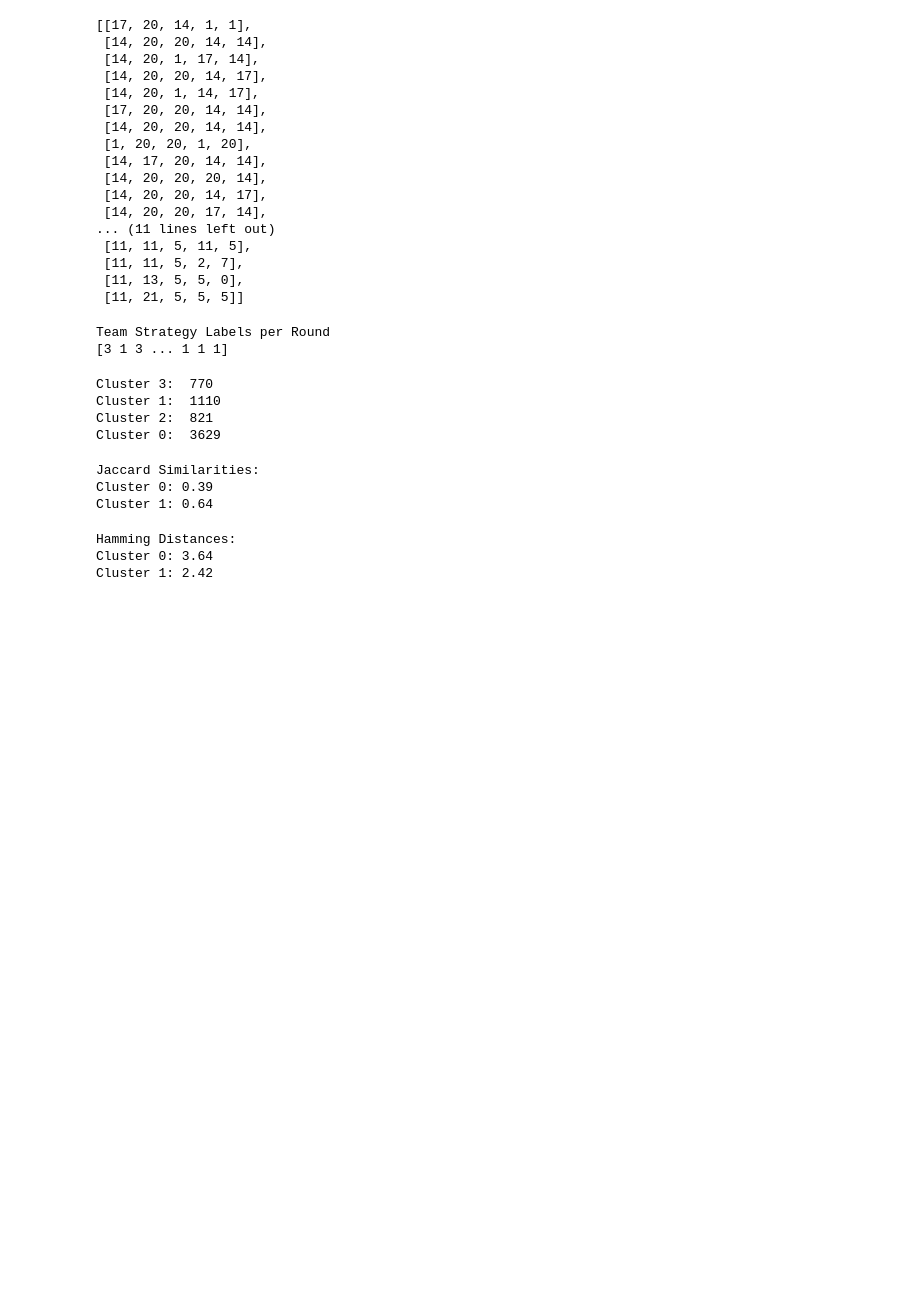
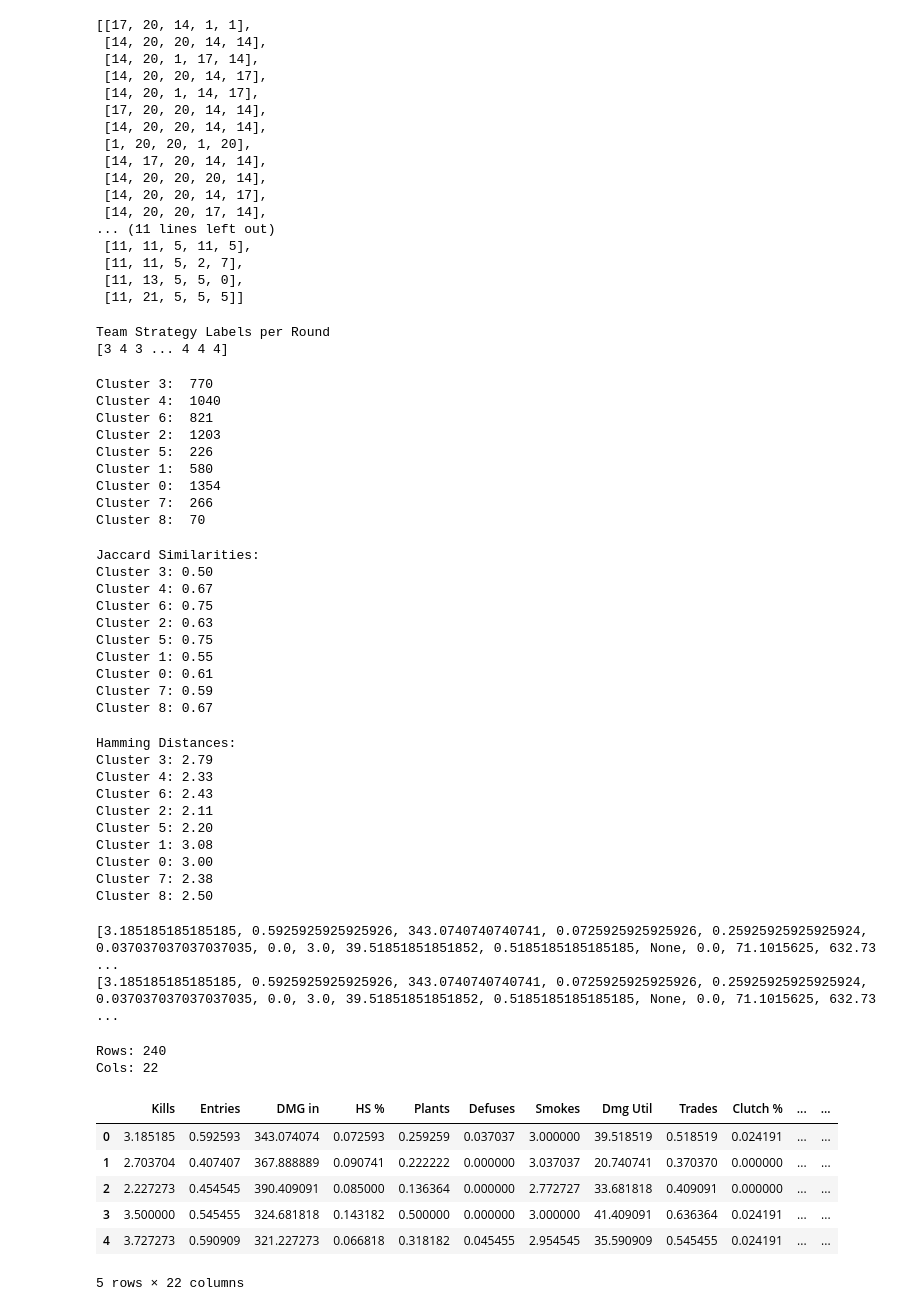
Before and after one commit to MJKingsbury/csA, a Jupyter notebook: src/main.ipynb, the cells around one changed output. Saved outputs shown, nothing was run; the diff lists cells and outputs as text; code cells hidden in the pictures; blank space fills up the shorter version.

```diff
--- a/src/main.ipynb
+++ b/src/main.ipynb
@@ -370,7 +370,7 @@ jaccards = pairwise_distances(
 )
 
 clustering = AgglomerativeClustering(
-    n_clusters = 4,
+    n_clusters = 9,
     metric = 'precomputed',
     linkage = 'complete'
 )
@@ -380,7 +380,7 @@ print("Team Strategy Labels per Round")
 print(labels)
 # %% [output]
 Team Strategy Labels per Round
-[3 1 3 ... 1 1 1]
+[3 4 3 ... 4 4 4]
 # %%
 i = 0
 map_vals: Dict[int, List] = {}
@@ -396,9 +396,14 @@ for k, v in map_vals.items():
     print("Cluster", str(k) + ": ", str(len(v)))
 # %% [output]
 Cluster 3:  770
-Cluster 1:  1110
-Cluster 2:  821
-Cluster 0:  3629
+Cluster 4:  1040
+Cluster 6:  821
+Cluster 2:  1203
+Cluster 5:  226
+Cluster 1:  580
+Cluster 0:  1354
+Cluster 7:  266
+Cluster 8:  70
 # %%
 from itertools import combinations
 from helpers import jaccard_distance
@@ -429,8 +434,15 @@ for cluster_id, similarity in cluster_similarities_j.items():
     print(f"Cluster {cluster_id}: {similarity:.2f}" if similarity is not None else f"Cluster {cluster_id}: Not enough elements")
 # %% [output]
 Jaccard Similarities:
-Cluster 0: 0.39
-Cluster 1: 0.64
+Cluster 3: 0.50
+Cluster 4: 0.67
+Cluster 6: 0.75
+Cluster 2: 0.63
+Cluster 5: 0.75
+Cluster 1: 0.55
+Cluster 0: 0.61
+Cluster 7: 0.59
+Cluster 8: 0.67
 # %%
 from helpers import hamming_distance
 
@@ -461,8 +473,15 @@ for cluster_id, similarity in cluster_similarities_h.items():
     print(f"Cluster {cluster_id}: {similarity:.2f}" if similarity is not None else f"Cluster {cluster_id}: Not enough elements")
 # %% [output]
 Hamming Distances:
-Cluster 0: 3.64
-Cluster 1: 2.42
+Cluster 3: 2.79
+Cluster 4: 2.33
+Cluster 6: 2.43
+Cluster 2: 2.11
+Cluster 5: 2.20
+Cluster 1: 3.08
+Cluster 0: 3.00
+Cluster 7: 2.38
+Cluster 8: 2.50
 # %%
 strategies_for_regression = []
 li_labels = list(labels)
@@ -483,39 +502,53 @@ for row in data_for_regression:
 
 print(data_for_regression[0])
 print(data_for_regression_with_team_features[0])
+# %% [output]
+[3.185185185185185, 0.5925925925925926, 343.0740740740741, 0.0725925925925926, 0.25925925925925924, 0.037037037037037035, 0.0, 3.0, 39.51851851851852, 0.5185185185185185, None, 0.0, 71.1015625, 632.73 ...
+[3.185185185185185, 0.5925925925925926, 343.0740740740741, 0.0725925925925926, 0.25925925925925924, 0.037037037037037035, 0.0, 3.0, 39.51851851851852, 0.5185185185185185, None, 0.0, 71.1015625, 632.73 ...
 # %%
 import pandas as pd
 
 df = pd.DataFrame(data_for_regression_with_team_features)
 df = df.loc[:, (df != 0).any(axis=0)]
 df = df.fillna(df.mean())
 column_names = [
     'Kills',
     'Entries',
     'DMG in',
     'HS %',
     'Plants',
     'Defuses',
     'Smokes',
     'Dmg Util',
     'Trades',
     'Clutch %',
     'Negatives',
     'Avg Plant Time',
     'Avg Kill Dist',
     'Strategy 1',
     'Strategy 2',
     'Strategy 3',
     'Strategy 4',
     'Strategy 5',
     'Strategy 6',
     'Strategy 7',
-    'Strategy 8'
+    'Strategy 8',
+    'Strategy 9'
 ]
 df.columns = column_names
 print("Rows:", str(df.shape[0]))
 print("Cols:", str(df.shape[1]))
 df.head()
+# %% [output]
+Rows: 240
+Cols: 22
+|  | Kills | Entries | DMG in | HS % | Plants | Defuses | Smokes | Dmg Util | Trades | Clutch % | ... | ... |
+| 0 | 3.185185 | 0.592593 | 343.074074 | 0.072593 | 0.259259 | 0.037037 | 3.000000 | 39.518519 | 0.518519 | 0.024191 | ... | ... |
+| 1 | 2.703704 | 0.407407 | 367.888889 | 0.090741 | 0.222222 | 0.000000 | 3.037037 | 20.740741 | 0.370370 | 0.000000 | ... | ... |
+| 2 | 2.227273 | 0.454545 | 390.409091 | 0.085000 | 0.136364 | 0.000000 | 2.772727 | 33.681818 | 0.409091 | 0.000000 | ... | ... |
+| 3 | 3.500000 | 0.545455 | 324.681818 | 0.143182 | 0.500000 | 0.000000 | 3.000000 | 41.409091 | 0.636364 | 0.024191 | ... | ... |
+| 4 | 3.727273 | 0.590909 | 321.227273 | 0.066818 | 0.318182 | 0.045455 | 2.954545 | 35.590909 | 0.545455 | 0.024191 | ... | ... |
+5 rows × 22 columns
 # %%
 import seaborn
 
```
Also changed, not shown: parts of 2 cells of this notebook, 1 other file.
